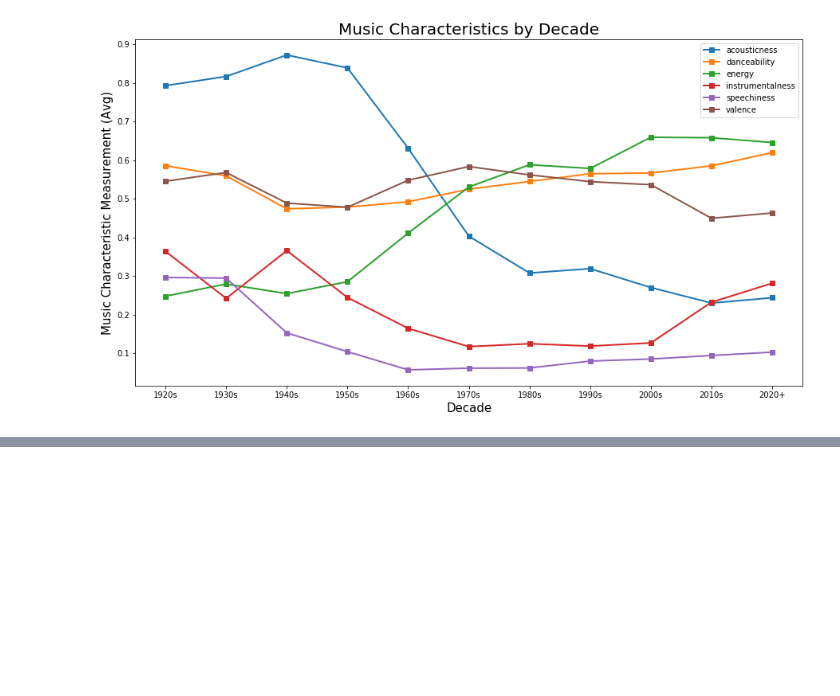
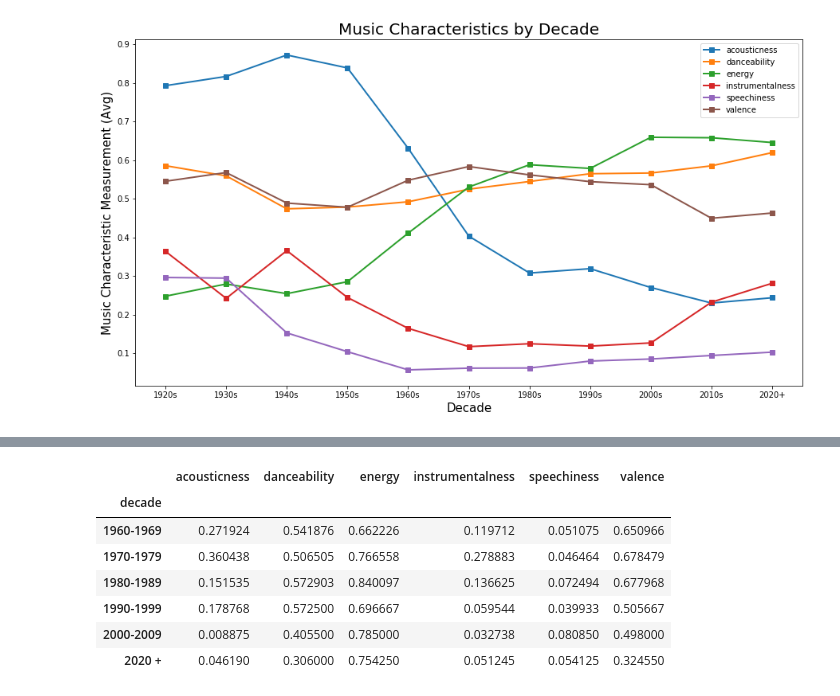
Before and after one commit to divya-gh/Spotify_Music_Analysis, a Jupyter notebook: spotify_analysis.ipynb, the cells around one changed output, grey strips where cells are left out. Cells and saved outputs as stored; diff of their text form; code cells hidden in the pictures; blank space fills up the shorter version.

```diff
--- a/spotify_analysis.ipynb
+++ b/spotify_analysis.ipynb
@@ -100,0 +136,22 @@ plt.show()
+# %%
+# Generate a grouped dataframe to show average music characteristics
+
+stones_line = spotify_stones[['decade','acousticness','danceability','energy','instrumentalness','speechiness','valence']]
+stones_line = stones_line.groupby('decade').mean()
+#decade_list = ['1920-1929','1930-1939','1940-1949','1950-1959']
+#stones_line = stones_line.loc['2010-2019',:].fillna(0)
+#stones_line[stones_line.index!=decade_list]
+#stones_line = stones_line.fillna(0)
+stones_line = stones_line.dropna()
+x_values = stones_line.index
+y_values = stones_line.values
+stones_line
+# %% [output]
+|  | acousticness | danceability | energy | instrumentalness | speechiness | valence |
+| decade |  |  |  |  |  |  |
+| 1960-1969 | 0.271924 | 0.541876 | 0.662226 | 0.119712 | 0.051075 | 0.650966 |
+| 1970-1979 | 0.360438 | 0.506505 | 0.766558 | 0.278883 | 0.046464 | 0.678479 |
+| 1980-1989 | 0.151535 | 0.572903 | 0.840097 | 0.136625 | 0.072494 | 0.677968 |
+| 1990-1999 | 0.178768 | 0.572500 | 0.696667 | 0.059544 | 0.039933 | 0.505667 |
+| 2000-2009 | 0.008875 | 0.405500 | 0.785000 | 0.032738 | 0.080850 | 0.498000 |
+| 2020 + | 0.046190 | 0.306000 | 0.754250 | 0.051245 | 0.054125 | 0.324550 |
```
Also changed, not shown: parts of 8 cells of this notebook, 1 other file.
